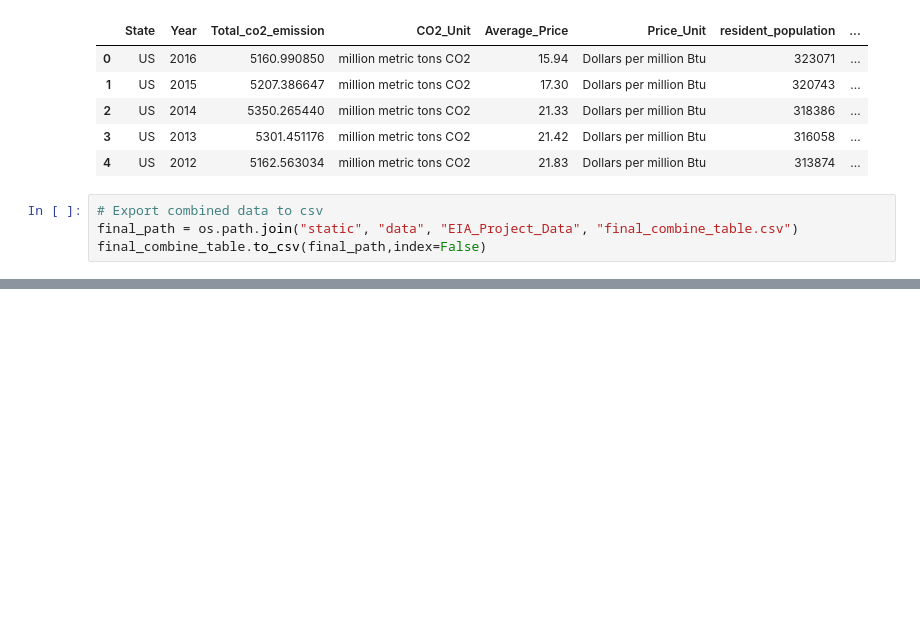
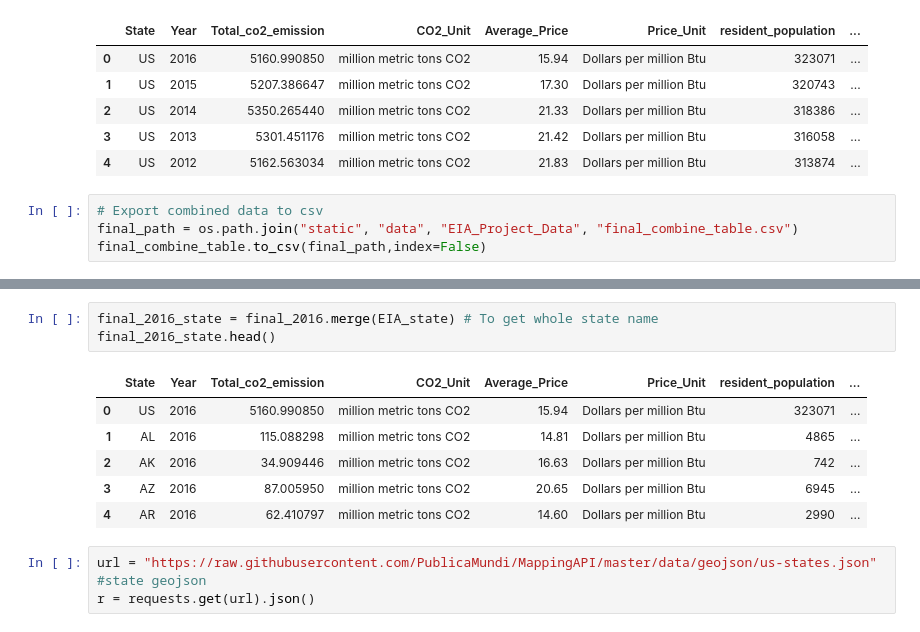
Before and after one commit to monteirof4/us-energy-analysis, a Jupyter notebook: EIA_Data_Extraction.ipynb, the cells around one changed output, grey strips where cells are left out. Cells and saved outputs as stored; diff of their text form; blank space fills up the shorter version.

Commit message:
Add geojson

```diff
--- a/EIA_Data_Extraction.ipynb
+++ b/EIA_Data_Extraction.ipynb
@@ -330,0 +353,13 @@ final_combine_table.to_csv(final_path,index=False)
+# %%
+final_2016_state = final_2016.merge(EIA_state) # To get whole state name
+final_2016_state.head()
+# %% [output]
+|  | State | Year | Total_co2_emission | CO2_Unit | Average_Price | Price_Unit | resident_population | ... |
+| 0 | US | 2016 | 5160.990850 | million metric tons CO2 | 15.94 | Dollars per million Btu | 323071 | ... |
+| 1 | AL | 2016 | 115.088298 | million metric tons CO2 | 14.81 | Dollars per million Btu | 4865 | ... |
+| 2 | AK | 2016 | 34.909446 | million metric tons CO2 | 16.63 | Dollars per million Btu | 742 | ... |
+| 3 | AZ | 2016 | 87.005950 | million metric tons CO2 | 20.65 | Dollars per million Btu | 6945 | ... |
+| 4 | AR | 2016 | 62.410797 | million metric tons CO2 | 14.60 | Dollars per million Btu | 2990 | ... |
+# %%
+url = "https://raw.githubusercontent.com/PublicaMundi/MappingAPI/master/data/geojson/us-states.json" #state geojson
+r = requests.get(url).json()
```
Also changed, not shown: parts of 5 cells of this notebook.
